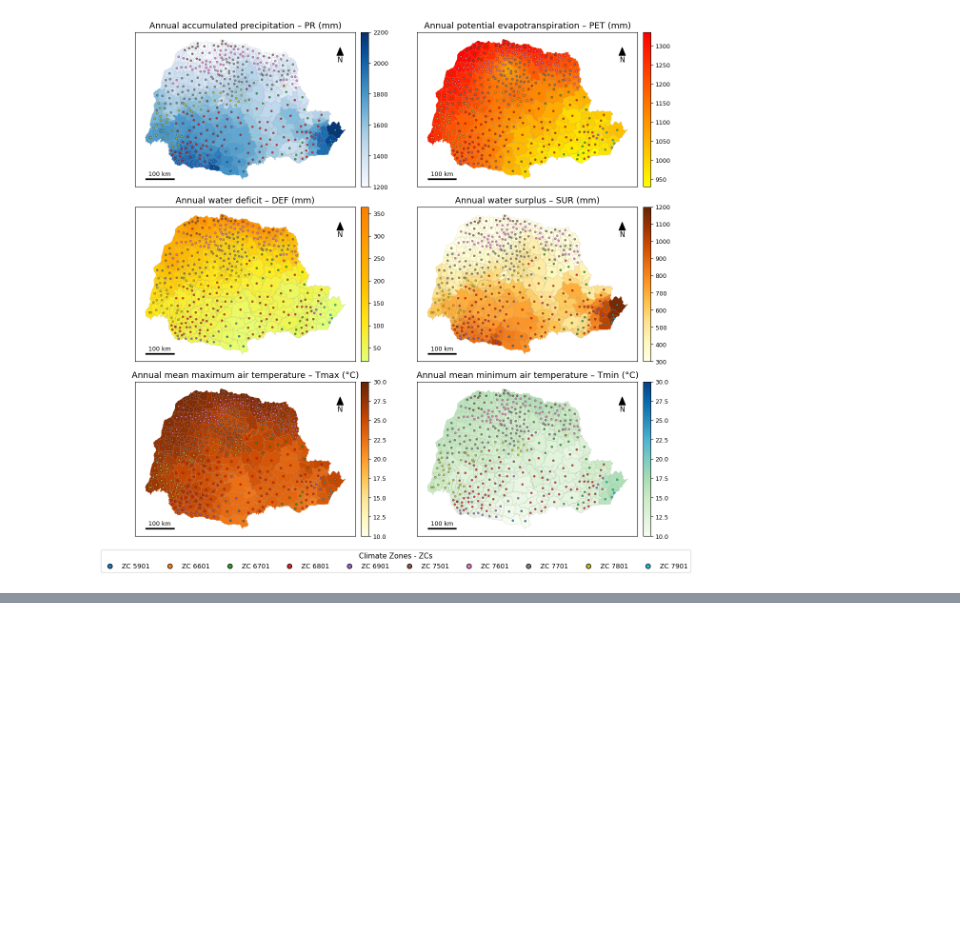
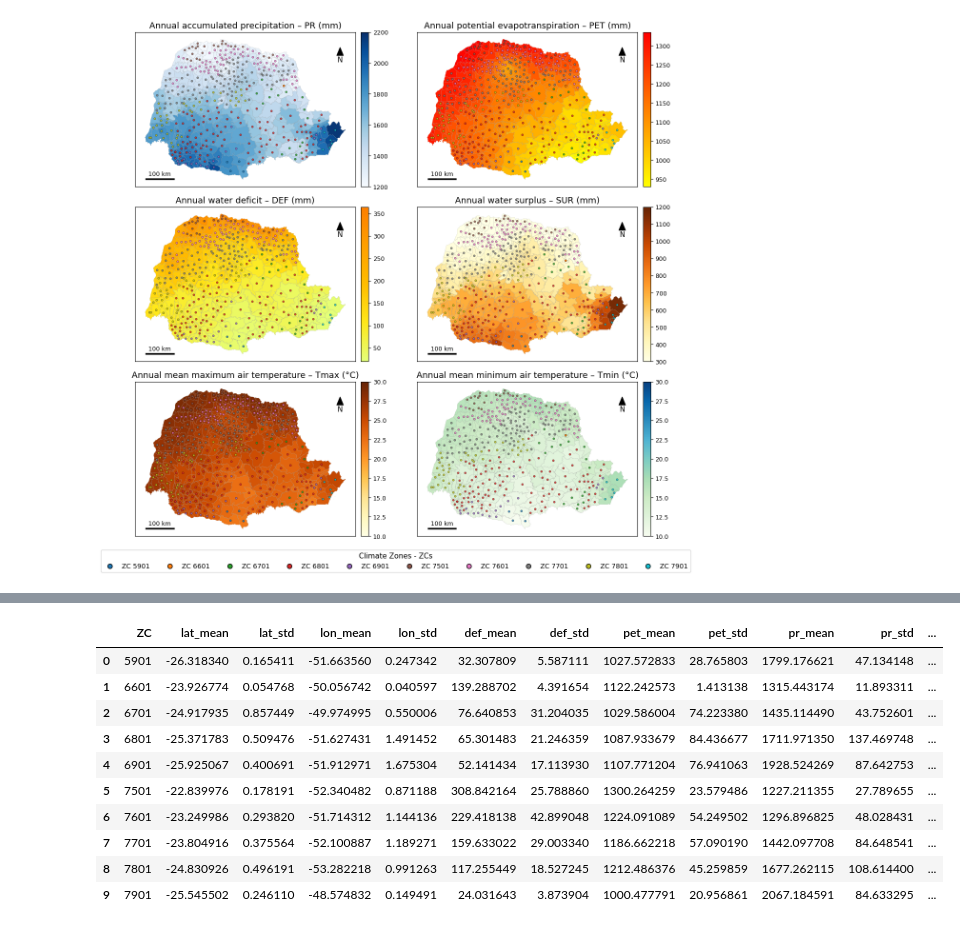
Before and after one commit to fcoliveira-utfpr/climate_parana, a Jupyter notebook: characterization_and_spatial_variability_analysis.ipynb, the cells around one changed output, grey strips where cells are left out. Cells and saved outputs as stored; diff of their text form; code cells hidden in the pictures; blank space fills up the shorter version.

```diff
--- a/characterization_and_spatial_variability_analysis.ipynb
+++ b/characterization_and_spatial_variability_analysis.ipynb
@@ -352,0 +757,19 @@ plt.show()
+# %%
+url = "https://raw.githubusercontent.com/fcoliveira-utfpr/climate_parana/refs/heads/main/dados_concatenados_zc.csv"
+df = pd.read_csv(url, sep = ",")
+
+# Garante letras minúsculas
+df['variavel'] = df['variavel'].str.lower()
+
+# Pivot para formato largo
+df_clima = (
+    df.pivot_table(
+        index=['estado', 'municipio', 'lat', 'lon', 'ZC'],
+        columns='variavel',
+        values='valor',
+        aggfunc='mean'
+    )
+    .reset_index()
+)
+
+df_clima.head()
@@ -352,0 +783,29 @@ plt.show()
+# %%
+numeric_columns_to_agg = ['lat', 'lon', 'def', 'pet', 'pr', 'ro', 'tmmn', 'tmmx']
+
+resultado = (
+    df_clima
+    .groupby(['ZC'])[numeric_columns_to_agg] # Select specific numeric columns for aggregation
+    .agg(['mean', 'std'])
+    # Removed .unstack('variavel') as it's not applicable to df_clima structure
+)
+
+resultado.columns = [
+    f'{var}_{stat}' for var, stat in resultado.columns # Adjust to new MultiIndex column structure (var, stat)
+]
+
+resultado = resultado.reset_index()
+
+resultado
+# %% [output]
+|  | ZC | lat_mean | lat_std | lon_mean | lon_std | def_mean | def_std | pet_mean | pet_std | pr_mean | pr_std | ... |
+| 0 | 5901 | -26.318340 | 0.165411 | -51.663560 | 0.247342 | 32.307809 | 5.587111 | 1027.572833 | 28.765803 | 1799.176621 | 47.134148 | ... |
+| 1 | 6601 | -23.926774 | 0.054768 | -50.056742 | 0.040597 | 139.288702 | 4.391654 | 1122.242573 | 1.413138 | 1315.443174 | 11.893311 | ... |
+| 2 | 6701 | -24.917935 | 0.857449 | -49.974995 | 0.550006 | 76.640853 | 31.204035 | 1029.586004 | 74.223380 | 1435.114490 | 43.752601 | ... |
+| 3 | 6801 | -25.371783 | 0.509476 | -51.627431 | 1.491452 | 65.301483 | 21.246359 | 1087.933679 | 84.436677 | 1711.971350 | 137.469748 | ... |
+| 4 | 6901 | -25.925067 | 0.400691 | -51.912971 | 1.675304 | 52.141434 | 17.113930 | 1107.771204 | 76.941063 | 1928.524269 | 87.642753 | ... |
+| 5 | 7501 | -22.839976 | 0.178191 | -52.340482 | 0.871188 | 308.842164 | 25.788860 | 1300.264259 | 23.579486 | 1227.211355 | 27.789655 | ... |
+| 6 | 7601 | -23.249986 | 0.293820 | -51.714312 | 1.144136 | 229.418138 | 42.899048 | 1224.091089 | 54.249502 | 1296.896825 | 48.028431 | ... |
+| 7 | 7701 | -23.804916 | 0.375564 | -52.100887 | 1.189271 | 159.633022 | 29.003340 | 1186.662218 | 57.090190 | 1442.097708 | 84.648541 | ... |
+| 8 | 7801 | -24.830926 | 0.496191 | -53.282218 | 0.991263 | 117.255449 | 18.527245 | 1212.486376 | 45.259859 | 1677.262115 | 108.614400 | ... |
+| 9 | 7901 | -25.545502 | 0.246110 | -48.574832 | 0.149491 | 24.031643 | 3.873904 | 1000.477791 | 20.956861 | 2067.184591 | 84.633295 | ... |
```
Also changed, not shown: parts of 7 cells of this notebook.
